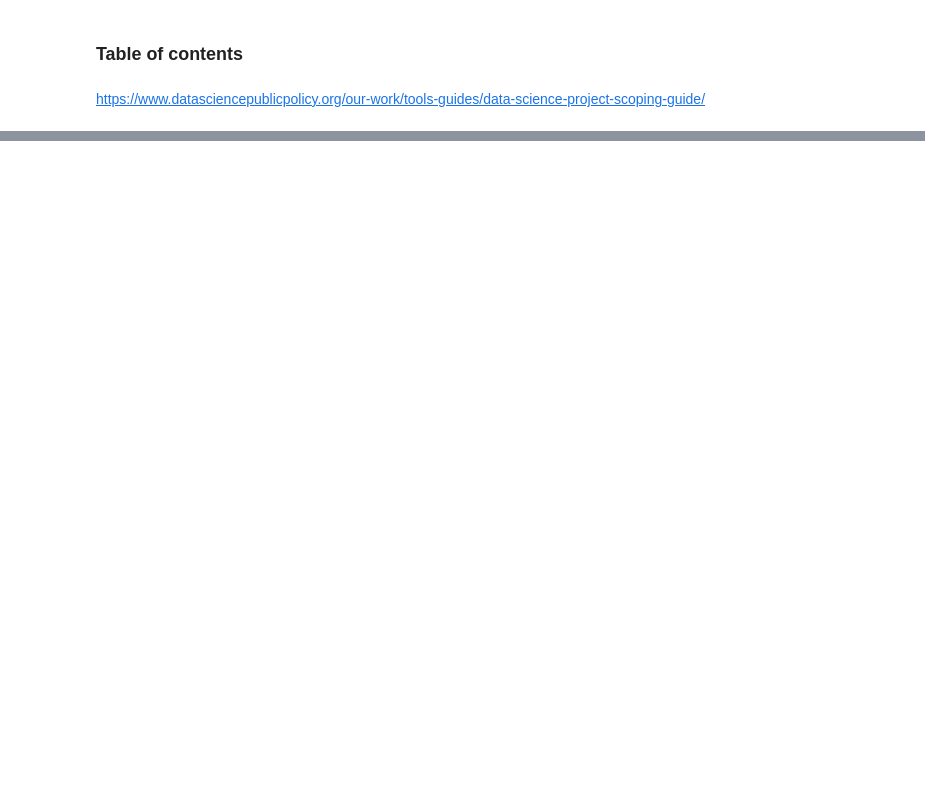
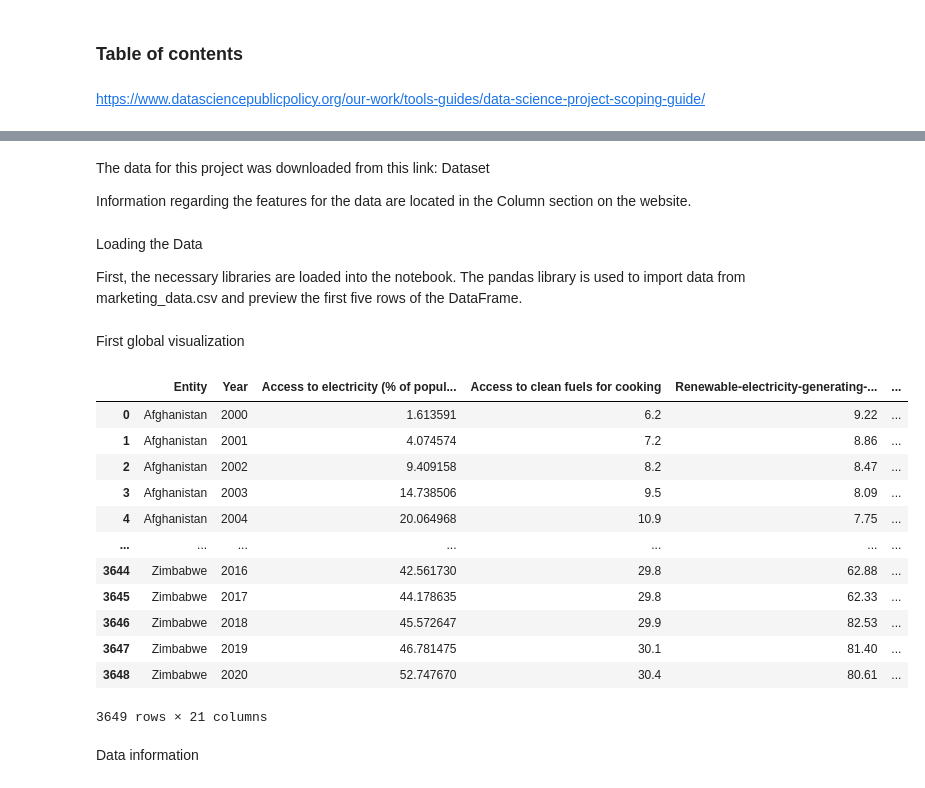
Before and after one commit to Monteccixyz/DA-Project-1, a Jupyter notebook: notebook.ipynb, the cells around one changed output, grey strips where cells are left out. Cells and saved outputs as stored; diff of their text form; code cells hidden in the pictures; blank space fills up the shorter version.

Commit message:
Update Main Project.

```diff
--- a/notebook.ipynb
+++ b/notebook.ipynb
@@ -8,0 +16,8 @@ https://www.datasciencepublicpolicy.org/our-work/tools-guides/data-science-proje
+# %% [markdown]
+The data for this project was downloaded from this link: Dataset
+
+Information regarding the features for the data are located in the Column section on the website.
+# %% [markdown]
+Loading the Data
+
+First, the necessary libraries are loaded into the notebook. The pandas library is used to import data from marketing_data.csv and preview the first five rows of the DataFrame.
@@ -8,0 +29,21 @@ https://www.datasciencepublicpolicy.org/our-work/tools-guides/data-science-proje
+# %% [markdown]
+First global visualization
+# %%
+df_1 = (lambda: _deepnote_execute_sql('SELECT * FROM df ;', 'SQL_DEEPNOTE_DATAFRAME_SQL', audit_sql_comment='', sql_cache_mode='cache_disabled') if '_deepnote_execute_sql' in globals() else _dntk.execute_sql('SELECT * FROM df ;', 'SQL_DEEPNOTE_DATAFRAME_SQL', audit_sql_comment='', sql_cache_mode='cache_disabled'))()
+df_1
+# %% [output]
+|  | Entity | Year | Access to electricity (% of popul... | Access to clean fuels for cooking | Renewable-electricity-generating-... | ... |
+| 0 | Afghanistan | 2000 | 1.613591 | 6.2 | 9.22 | ... |
+| 1 | Afghanistan | 2001 | 4.074574 | 7.2 | 8.86 | ... |
+| 2 | Afghanistan | 2002 | 9.409158 | 8.2 | 8.47 | ... |
+| 3 | Afghanistan | 2003 | 14.738506 | 9.5 | 8.09 | ... |
+| 4 | Afghanistan | 2004 | 20.064968 | 10.9 | 7.75 | ... |
+| ... | ... | ... | ... | ... | ... | ... |
+| 3644 | Zimbabwe | 2016 | 42.561730 | 29.8 | 62.88 | ... |
+| 3645 | Zimbabwe | 2017 | 44.178635 | 29.8 | 62.33 | ... |
+| 3646 | Zimbabwe | 2018 | 45.572647 | 29.9 | 82.53 | ... |
+| 3647 | Zimbabwe | 2019 | 46.781475 | 30.1 | 81.40 | ... |
+| 3648 | Zimbabwe | 2020 | 52.747670 | 30.4 | 80.61 | ... |
+3649 rows × 21 columns
+# %% [markdown]
+Data information
```
Also changed, not shown: parts of 13 cells of this notebook, 2 other files.
